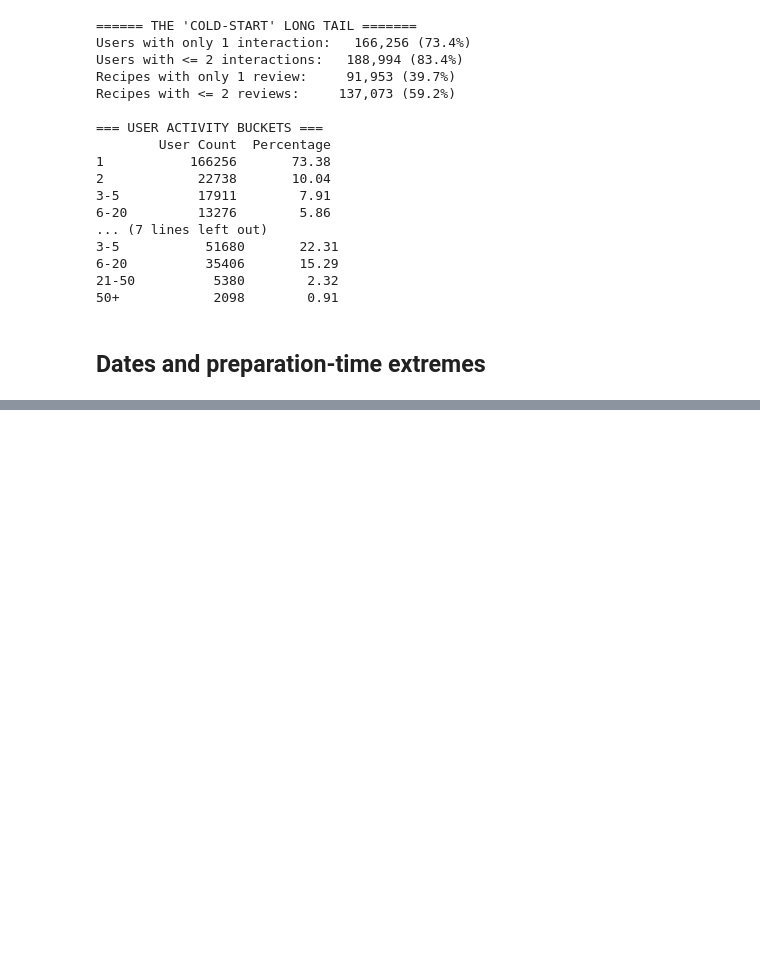
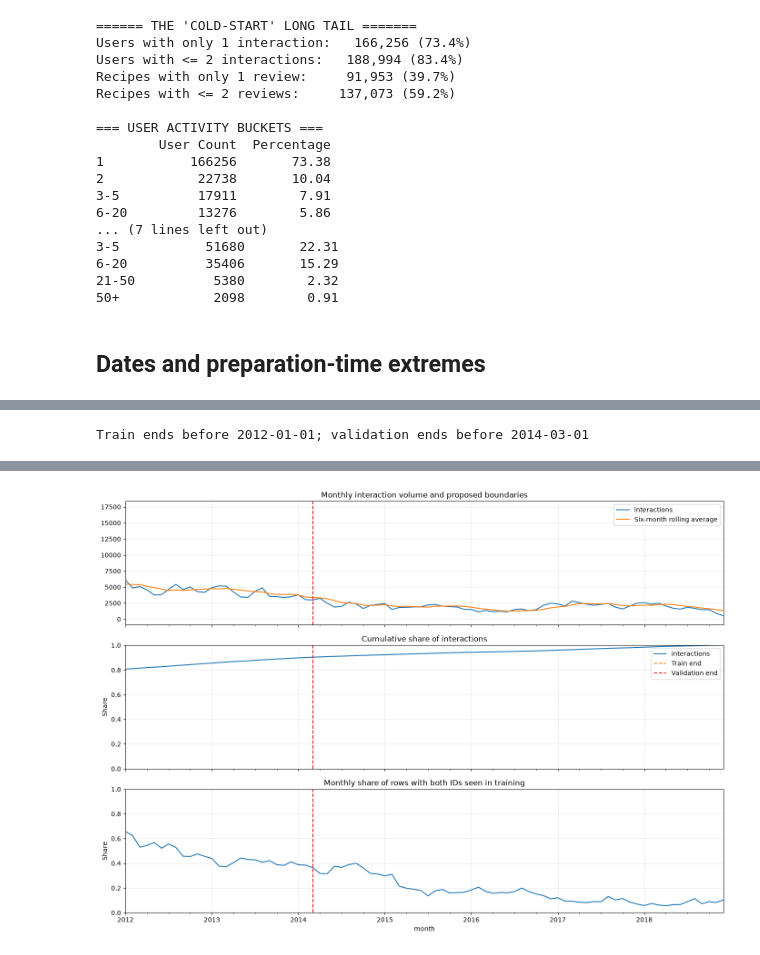
Before and after one commit to mihikabairathi/ml_in_practice_project, a Jupyter notebook: notebooks/eda.ipynb, the cells around one changed output, grey strips where cells are left out. Cells and saved outputs as stored; diff of their text form; code cells hidden in the pictures; blank space fills up the shorter version.

Commit message:
adding temporal analysis for dataset splits

```diff
--- a/notebooks/eda.ipynb
+++ b/notebooks/eda.ipynb
@@ -219,0 +299,76 @@ Interaction range: 2000-01-25 00:00:00 to 2018-12-20 00:00:00 invalid/missing: 0
+# %%
+interaction_monthly = monthly.loc[monthly["interactions"] > 0, "interactions"]
+cumulative_share = interaction_monthly.cumsum() / interaction_monthly.sum()
+train_end = cumulative_share.ge(0.80).idxmax() + pd.offsets.MonthBegin(1)
+val_end = cumulative_share.ge(0.90).idxmax() + pd.offsets.MonthBegin(1)
+
+assert dated["month"].min() < train_end < val_end <= dated["month"].max()
+split_frames = {
+    "train": dated.loc[dated["date"] < train_end],
+    "validation": dated.loc[(dated["date"] >= train_end) & (dated["date"] < val_end)],
+    "test": dated.loc[dated["date"] >= val_end],
+}
+train_users = set(split_frames["train"]["user_id"])
+train_recipes = set(split_frames["train"]["recipe_id"])
+
+rows = []
+for name, frame in split_frames.items():
+    n_users = frame["user_id"].nunique()
+    n_recipes = frame["recipe_id"].nunique()
+    n_pairs = frame.drop_duplicates(["user_id", "recipe_id"]).shape[0]
+    user_seen = frame["user_id"].isin(train_users)
+    recipe_seen = frame["recipe_id"].isin(train_recipes)
+    both_seen = user_seen & recipe_seen
+    rows.append(
+        {
+            "split": name,
+            "first date": frame["date"].min().date() if len(frame) else None,
+            "last date": frame["date"].max().date() if len(frame) else None,
+            "interactions": len(frame),
+            "share of all interactions": len(frame) / len(dated),
+            "users": n_users,
+            "recipes": n_recipes,
+            "distinct pairs": n_pairs,
+            "pairs per million possible": 1_000_000 * n_pairs / (n_users * n_recipes) if n_users and n_recipes else np.nan,
+            "rows with user in train": user_seen.mean() if len(frame) else np.nan,
+            "rows with recipe in train": recipe_seen.mean() if len(frame) else np.nan,
+            "rows with both IDs in train": both_seen.mean() if len(frame) else np.nan,
+        }
+    )
+split_summary = pd.DataFrame(rows).set_index("split")
+print(f"Train ends before {train_end.date()}; validation ends before {val_end.date()}")
+display(
+    split_summary.style.format(
+        {
+            "share of all interactions": "{:.1%}",
+            "pairs per million possible": "{:,.1f}",
+            "rows with user in train": "{:.1%}",
+            "rows with recipe in train": "{:.1%}",
+            "rows with both IDs in train": "{:.1%}",
+        }
+    )
+)
+
+post_train = dated.loc[dated["date"] >= train_end].copy()
+post_train["both_seen"] = post_train["user_id"].isin(train_users) & post_train["recipe_id"].isin(train_recipes)
+monthly_both_seen = post_train.groupby("month")["both_seen"].mean()
+
+fig, axes = plt.subplots(3, 1, figsize=(14, 10), sharex=True)
+monthly["interactions"].plot(ax=axes[0], title="Monthly interaction volume and proposed boundaries")
+monthly["interactions"].rolling(6, min_periods=1).mean().plot(ax=axes[0], label="Six-month rolling average")
+axes[0].legend()
+monthly["interactions"].cumsum().div(monthly["interactions"].sum()).plot(ax=axes[1], title="Cumulative share of interactions")
+axes[1].set_ylabel("Share")
+axes[1].set_ylim(0, 1)
+monthly_both_seen.plot(ax=axes[2], title="Monthly share of rows with both IDs seen in training")
+axes[2].set_ylabel("Share")
+axes[2].set_ylim(0, 1)
+for ax in axes:
+    ax.axvline(train_end, color="tab:orange", linestyle="--", label="Train end")
+    ax.axvline(val_end, color="tab:red", linestyle="--", label="Validation end")
+    ax.grid(alpha=0.25)
+axes[1].legend()
+fig.tight_layout()
+plt.show()
+# %% [output]
+Train ends before 2012-01-01; validation ends before 2014-03-01
@@ -219,0 +380 @@ Interaction range: 2000-01-25 00:00:00 to 2018-12-20 00:00:00 invalid/missing: 0
+[figure, added]
```
Also changed, not shown: parts of 10 cells of this notebook.
